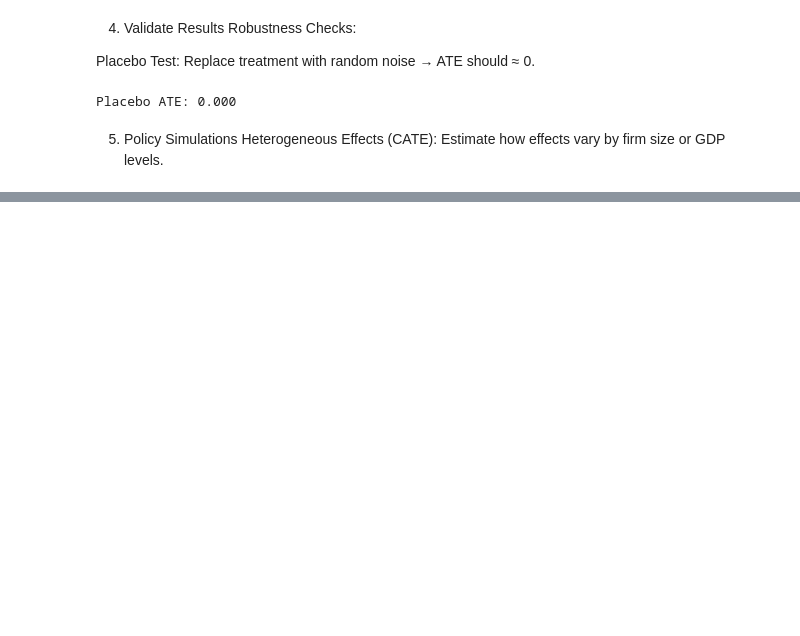
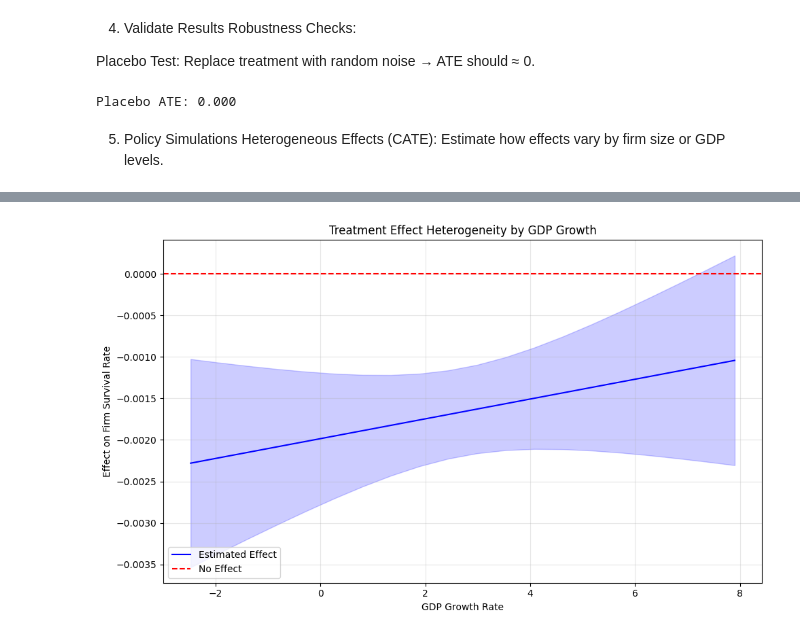
Before and after one commit to Rishad-007/EconomicModels, a Jupyter notebook: notebooks/DoubleML.ipynb, the cells around one changed output, grey strips where cells are left out. Saved outputs shown, nothing was run; the diff lists cells and outputs as text; code cells hidden in the pictures; blank space fills up the shorter version.

Commit message:
included graph

```diff
--- a/notebooks/DoubleML.ipynb
+++ b/notebooks/DoubleML.ipynb
@@ -339,3 +338,38 @@ plt.legend()
 plt.grid(True, alpha=0.3)
 plt.savefig('treatment_heterogeneity_inflation.png', dpi=300, bbox_inches='tight')
 plt.show()
+# %%
+import numpy as np
+
+# 1. Visualize CATE (Conditional Average Treatment Effects) across GDP growth
+plt.figure(figsize=(10, 6))
+
+# Setup grid of GDP growth values
+gdp_grid = np.linspace(merged_data['gdp_growth'].min(),
+                      merged_data['gdp_growth'].max(),
+                      20)
+
+# Create test dataset with varying GDP
+X_test = np.zeros((len(gdp_grid), 3))
+X_test[:, 0] = gdp_grid  # GDP growth
+X_test[:, 1] = merged_data['inflation'].mean()  # Mean inflation
+X_test[:, 2] = merged_data['employment_rate'].mean()  # Mean employment rate
+
+# Get effects and CIs
+effects = model.effect(X=X_test)
+lower, upper = model.effect_interval(X=X_test)
+
+# Plot
+plt.plot(gdp_grid, effects, 'b-', label='Estimated Effect')
+plt.fill_between(gdp_grid, lower, upper, alpha=0.2, color='b')
+plt.axhline(y=0, color='r', linestyle='--', label='No Effect')
+plt.xlabel('GDP Growth Rate')
+plt.ylabel('Effect on Firm Survival Rate')
+plt.title('Treatment Effect Heterogeneity by GDP Growth')
+plt.legend()
+plt.grid(True, alpha=0.3)
+plt.tight_layout()
+plt.savefig('cate_by_gdp.png', dpi=300)
+plt.show()
+# %% [output]
+[figure, added]
```
Also changed, not shown: parts of 8 cells of this notebook, 5 other files.
